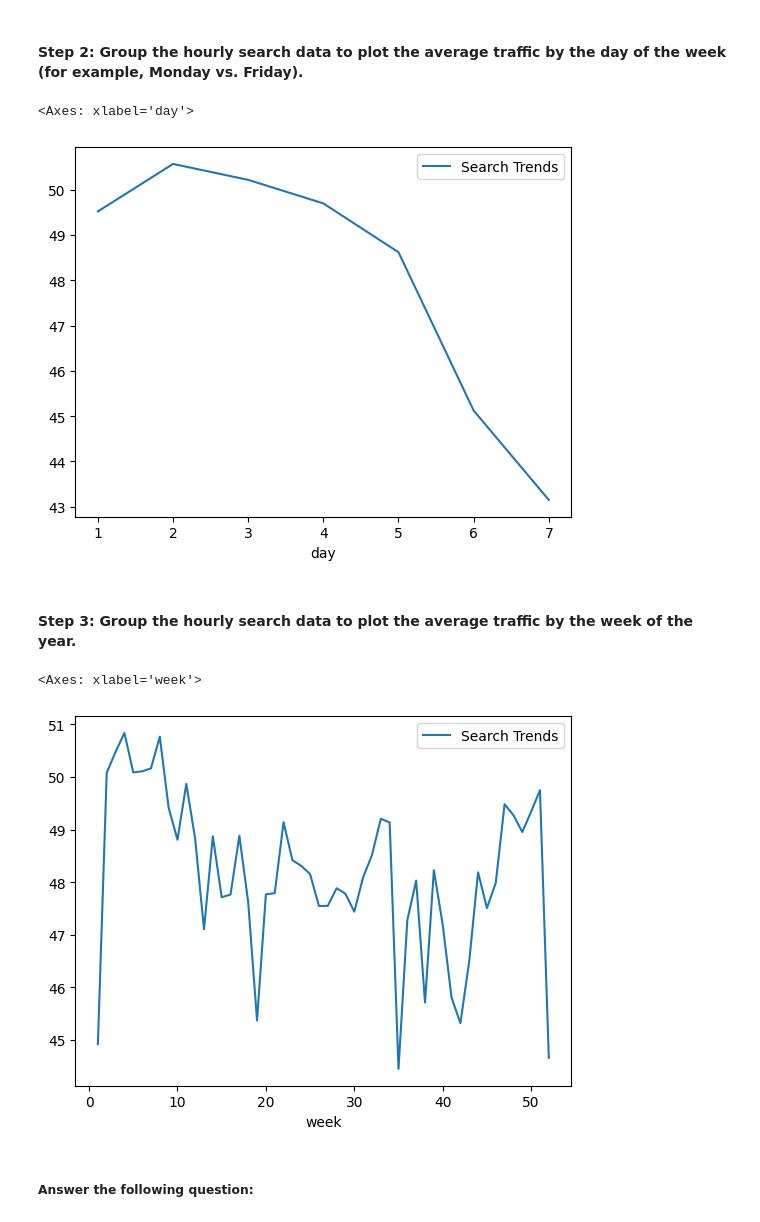
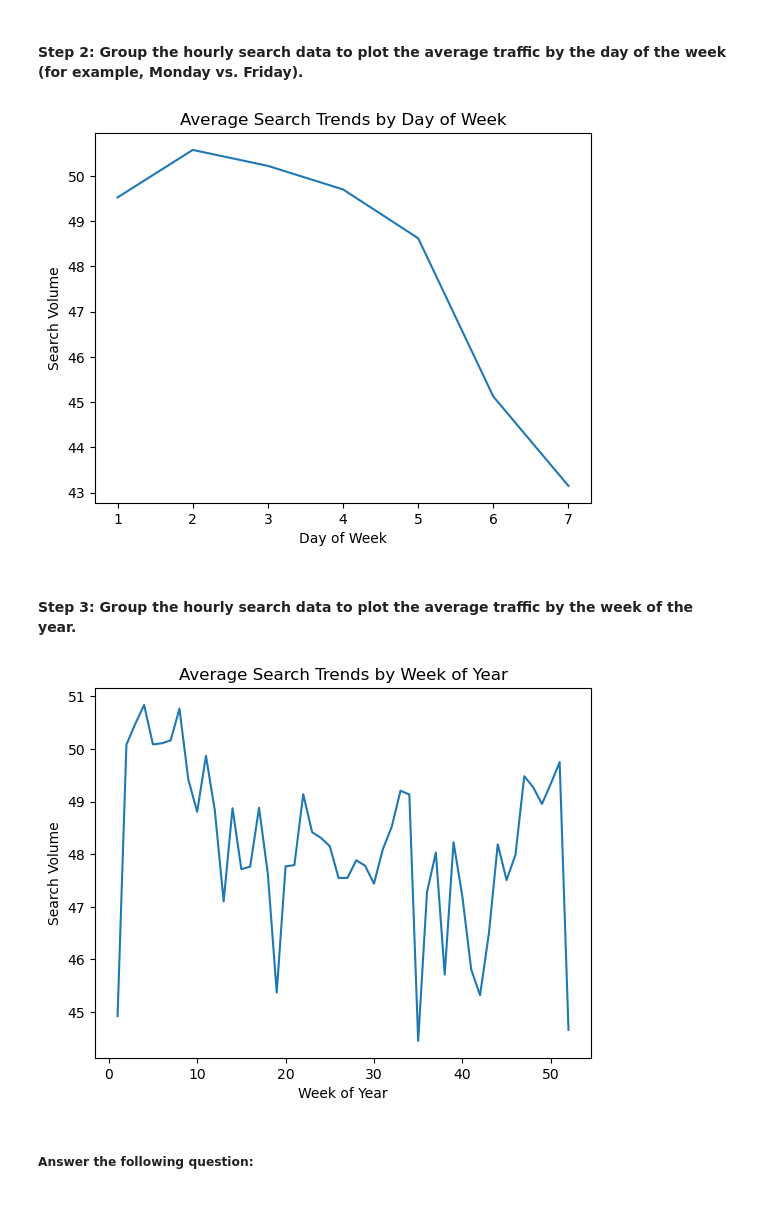
Before and after one commit to robbstenman/prophet-challenge, a Jupyter notebook: forecasting_net_prophet.ipynb, the cells around one changed output. Cells and saved outputs as stored; diff of their text form; code cells hidden in the pictures.

```diff
--- a/forecasting_net_prophet.ipynb
+++ b/forecasting_net_prophet.ipynb
@@ -166,16 +174,33 @@ To that end, you want to mine the search traffic data for predictable seasonal p
 # %% [markdown]
 #### Step 2: Group the hourly search data to plot the average traffic by the day of the week (for example, Monday vs. Friday).
 # %%
+
 # Group the hourly search data to plot the average traffic by the day of week, using `df.index.isocalendar().day`.
+avg_traffic_day_of_week = df_mercado_trends.groupby(df_mercado_trends.index.isocalendar().day).mean()
+
+plt.plot(avg_traffic_day_of_week.index, avg_traffic_day_of_week['Search Trends'])
+plt.title('Average Search Trends by Day of Week')
+plt.xlabel('Day of Week')
+plt.ylabel('Search Volume')
+
+plt.show()
 # %% [output]
-<Axes: xlabel='day'>
-[figure, old version]
+[figure, new version]
 # %% [markdown]
 #### Step 3: Group the hourly search data to plot the average traffic by the week of the year.
 # %%
 # Group the hourly search data to plot the average traffic by the week of the year using `df.index.isocalendar().week`.
+
+
+avg_traffic_week_of_year = df_mercado_trends.groupby(df_mercado_trends.index.isocalendar().week).mean()
+
+plt.plot(avg_traffic_week_of_year.index, avg_traffic_week_of_year['Search Trends'])
+plt.title('Average Search Trends by Week of Year')
+plt.xlabel('Week of Year')
+plt.ylabel('Search Volume')
+
+plt.show()
 # %% [output]
-<Axes: xlabel='week'>
-[figure, old version]
+[figure, new version]
 # %% [markdown]
 ##### Answer the following question:
```
Also changed, not shown: parts of 5 cells of this notebook.
